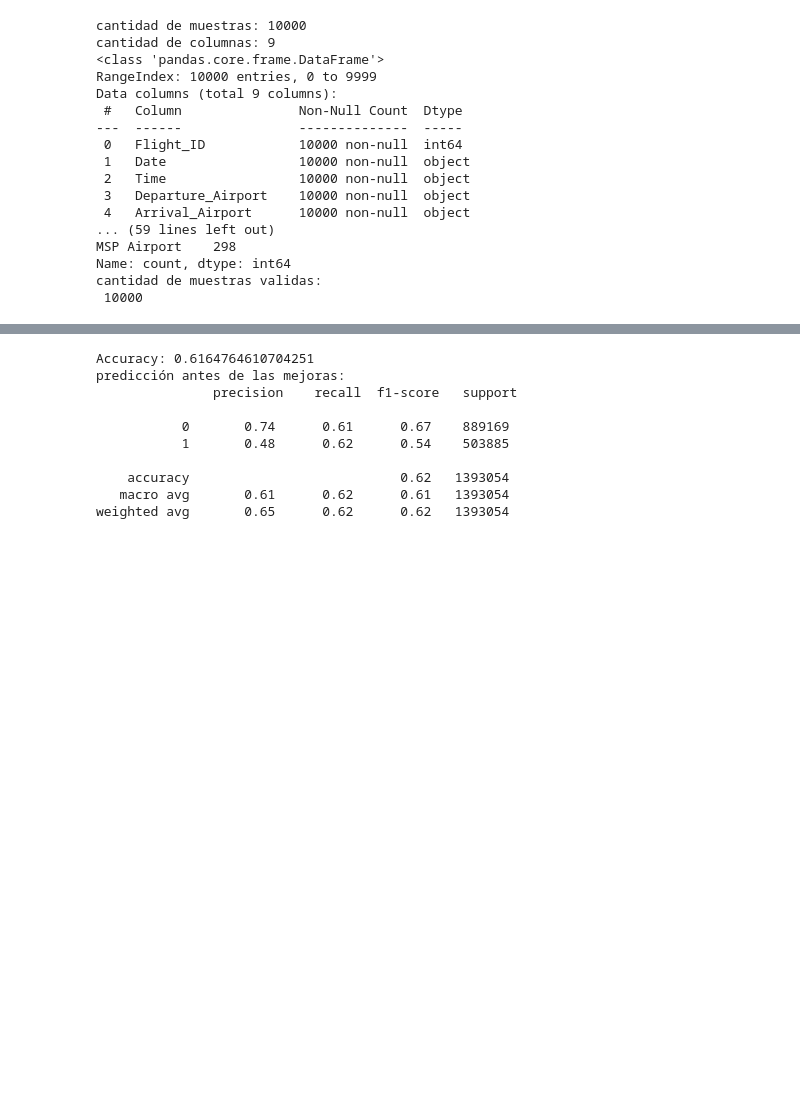
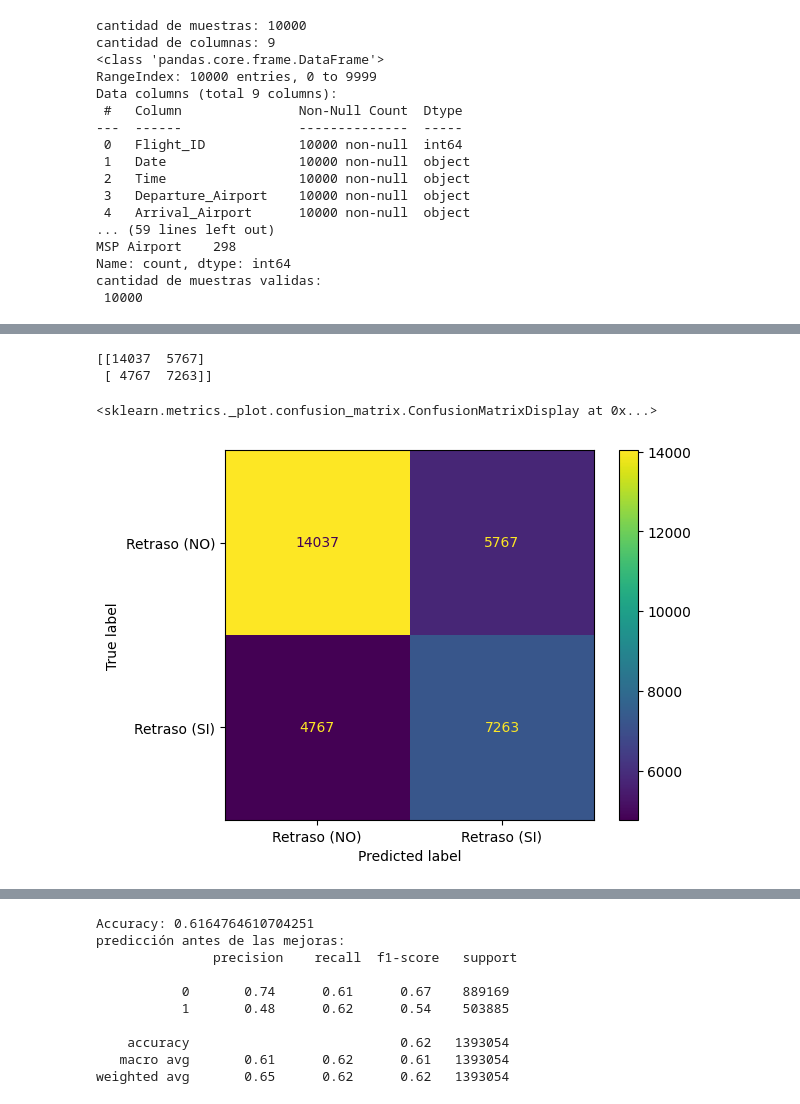
Before and after one commit to Estefan1a/flightOnTime, a Jupyter notebook: data/candidato_datafarme.ipynb, the cells around one changed output, grey strips where cells are left out. Cells and saved outputs as stored; diff of their text form; code cells hidden in the pictures; blank space fills up the shorter version.

```diff
--- a/data/candidato_datafarme.ipynb
+++ b/data/candidato_datafarme.ipynb
@@ -986,0 +1107,2 @@ MemoryError: Unable to allocate 18.8 GiB for an array with shape (13, 193991744)
+# %%
+df_unido_limpio = limpieza_dataset(df_unido)
@@ -986,0 +1142,38 @@ MemoryError: Unable to allocate 18.8 GiB for an array with shape (13, 193991744)
+# %%
+variables_numericas_reales = ['crs_dep_time', 'crs_arr_time', 'crs_elapsed_time', 'distancia_km', 'is_weekend', 'Temperature_Celsius', 'Wind_Speed_knots', 'Visibility_km']
+variables_categoricas_reales = ['op_unique_carrier', 'dest', 'origin', 'day_of_week', 'month', 'day_of_month', 'bloque_horario', 'Turbulence_Level']
+
+scaler = StandardScaler(with_mean=False)
+
+Preprocessor_target = ColumnTransformer(
+    transformers=[
+        ('num', StandardScaler(), variables_numericas_reales),
+        ('cat', TargetEncoder(target_type='binary', random_state=200), variables_categoricas_reales)
+    ],
+    remainder='drop'
+)
+
+modelo_hist_target_clima = Pipeline(steps=[
+    ('preprocessor', Preprocessor_target),
+    ('classifier', HistGradientBoostingClassifier(
+        class_weight='balanced',
+        random_state=200,
+        learning_rate=0.03,
+        max_iter=500,
+        l2_regularization=1.5,
+        max_depth=10,
+        max_leaf_nodes=31,
+        early_stopping=True,
+        validation_fraction=0.1,
+        n_iter_no_change=10
+    ))
+])
+
+
+modelo_hist_target_clima.fit(X_train, y_train)
+
+y_pred = modelo_hist_target_clima.predict(X_test)
+
+print("Accuracy:", accuracy_score(y_test, y_pred))
+
+print(f'predicción con los valores reales:\n {classification_report(y_test, y_pred)}')
@@ -986,0 +1202,10 @@ MemoryError: Unable to allocate 18.8 GiB for an array with shape (13, 193991744)
+# %%
+matrix = confusion_matrix(y_test, y_pred)
+print(matrix)
+visualizacion = ConfusionMatrixDisplay(matrix, display_labels=['Retraso (NO)', 'Retraso (SI)'])
+visualizacion.plot()
+# %% [output]
+[[14037  5767]
+ [ 4767  7263]]
+<sklearn.metrics._plot.confusion_matrix.ConfusionMatrixDisplay at 0x...>
+[figure, added]
```
Also changed, not shown: parts of 31 cells of this notebook, 1 other file.
